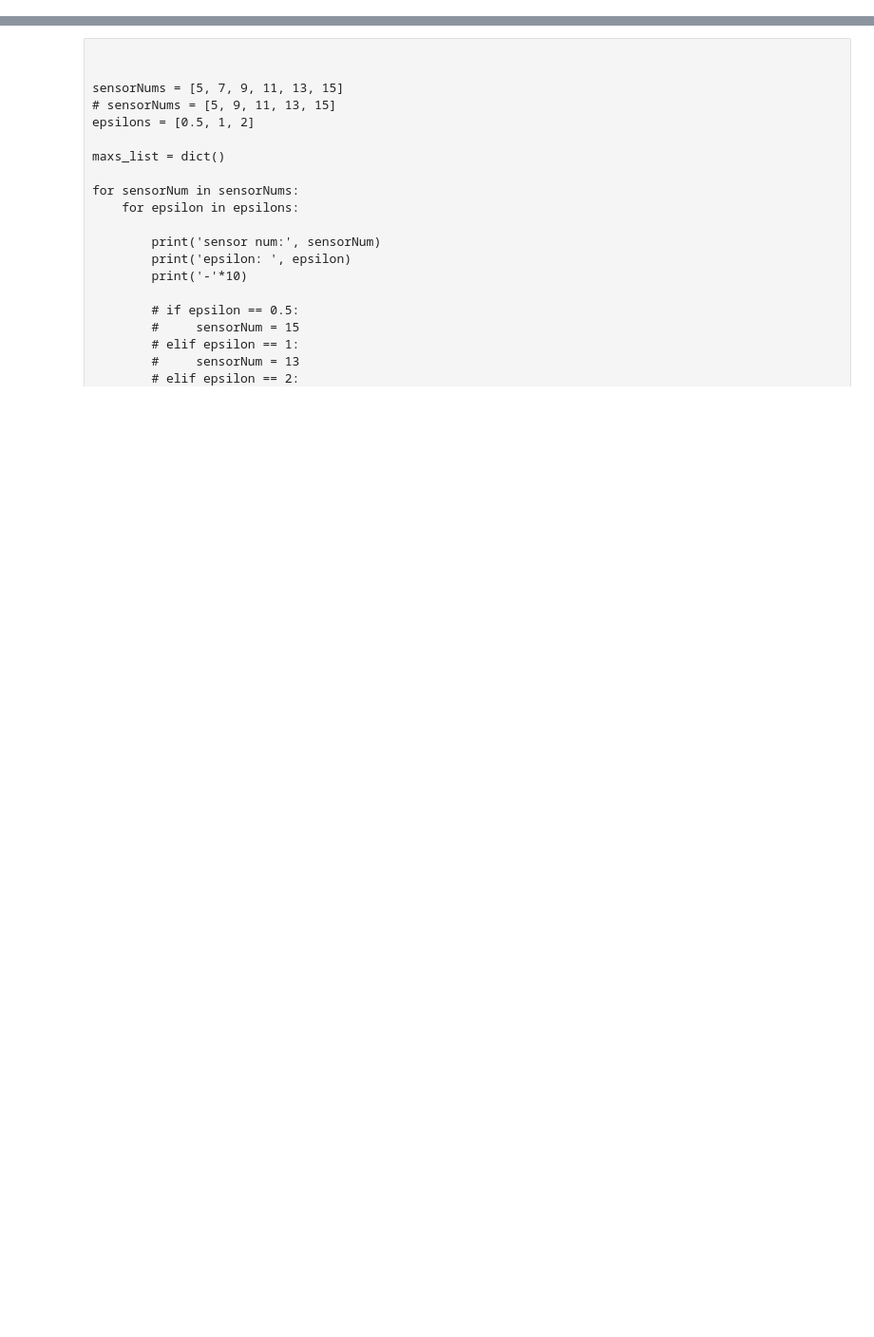
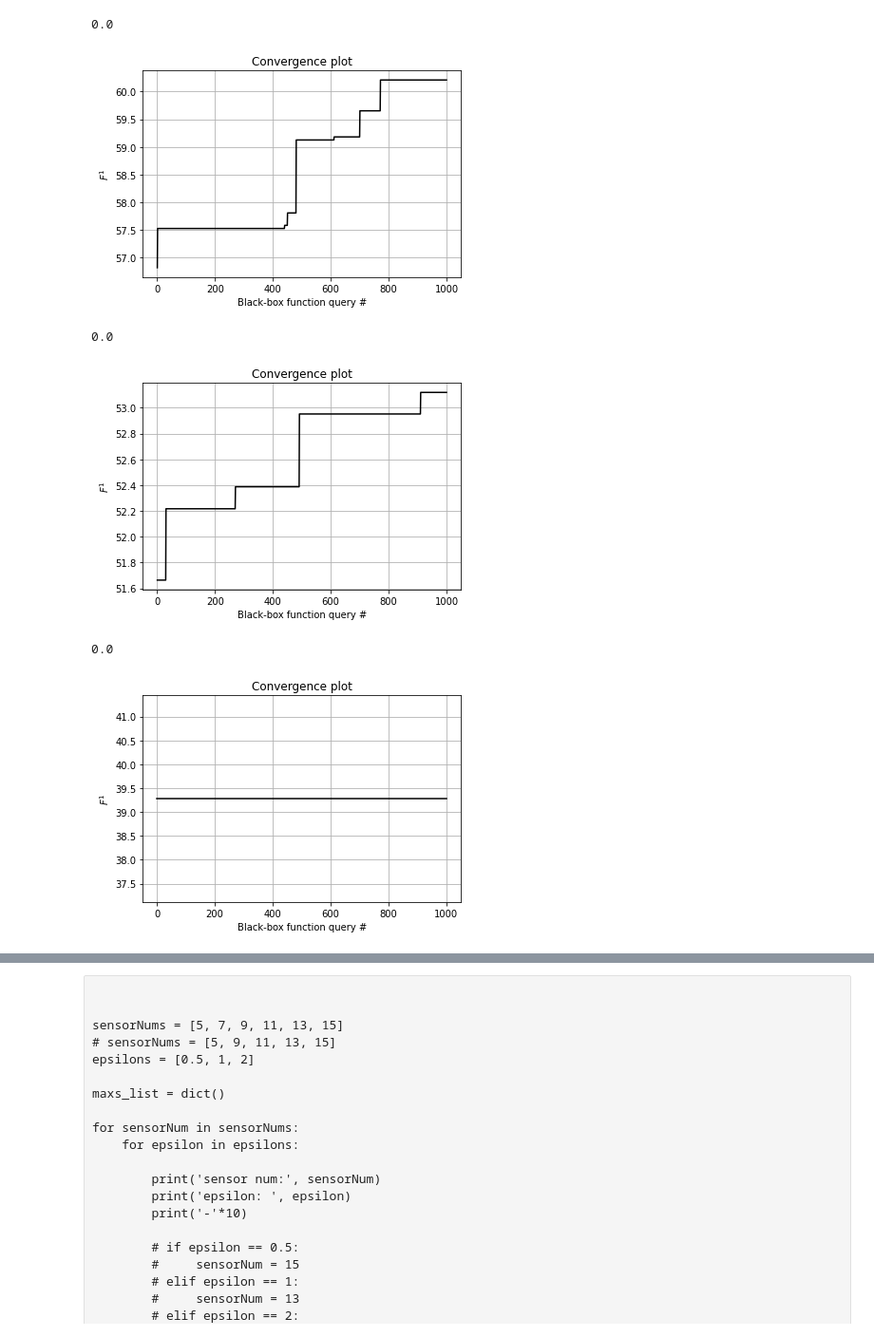
Before and after one commit to shadangolestan/Smart-Home-Sensor-Placement-Optimization, a Jupyter notebook: SensorDeploymentOptimization/Results Insights.ipynb, the cells around one changed output, grey strips where cells are left out. Shown at 95% size. Saved outputs shown, nothing was run; the diff lists cells and outputs as text; code cells hidden in the pictures; blank space fills up the shorter version.

```diff
--- a/SensorDeploymentOptimization/Results Insights.ipynb
+++ b/SensorDeploymentOptimization/Results Insights.ipynb
@@ -73 +108,15 @@ def GA_Plotter(directory_name, linestyle, color):
+# %%
+for e in [0.5, 1, 2]:
+
+    dn1 = 'GA (' + str(e) + ')'
+
+    GA_Plotter_single(dn1, linestyle = '-', color = 'k', plotDataPoints = False)
+    plt.show()
+# %% [output]
+0.0
+[figure, added]
+0.0
+[figure, added]
+0.0
+[figure, added]
 # %%
```
Also changed, not shown: parts of 8 cells of this notebook, 43 other files.
